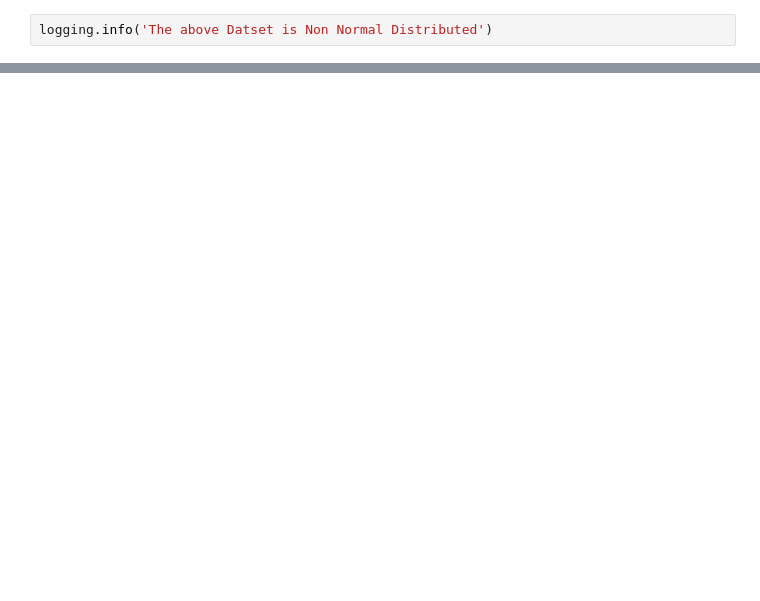
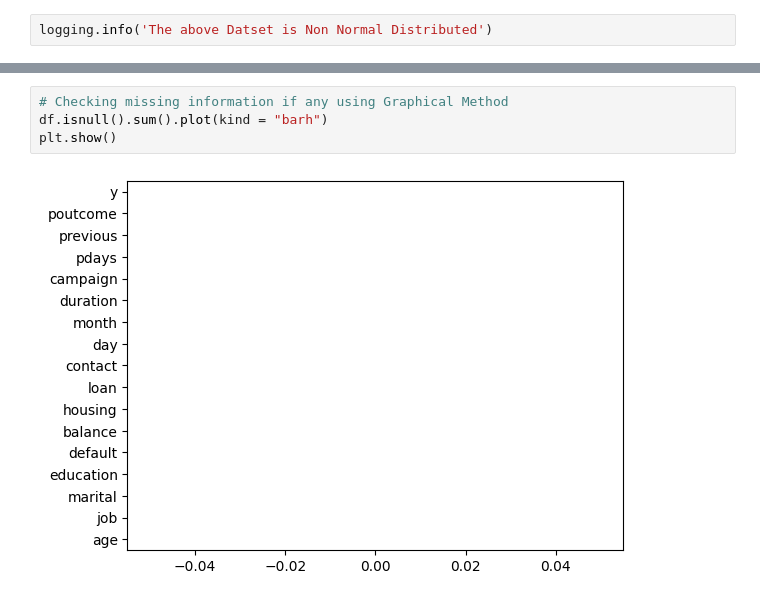
Before and after one commit to mukeshmagar543/BankMarketing_MLModel, a Jupyter notebook: Model.ipynb, the cells around one changed output, grey strips where cells are left out. Cells and saved outputs as stored; diff of their text form; blank space fills up the shorter version.

Commit message:
Checking missing information if any using Graphical Method

```diff
--- a/Model.ipynb
+++ b/Model.ipynb
@@ -143,0 +167,6 @@ logging.info('The above Datset is Non Normal Distributed')
+# %%
+# Checking missing information if any using Graphical Method
+df.isnull().sum().plot(kind = "barh")
+plt.show()
+# %% [output]
+[figure, added]
```
Also changed, not shown: parts of 1 cell of this notebook.
